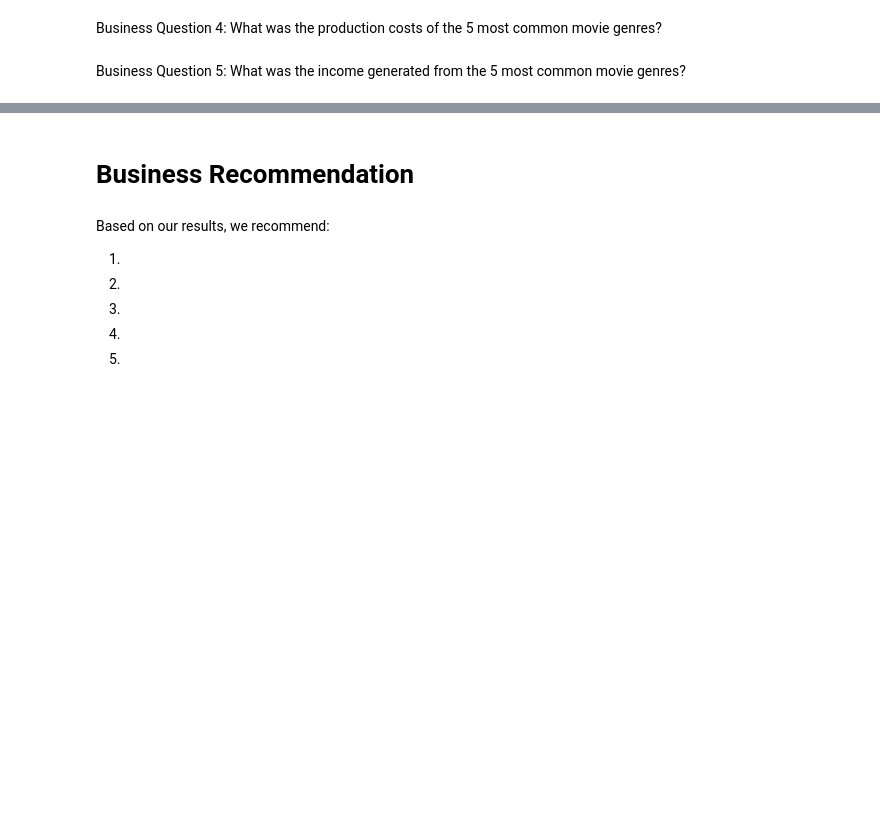
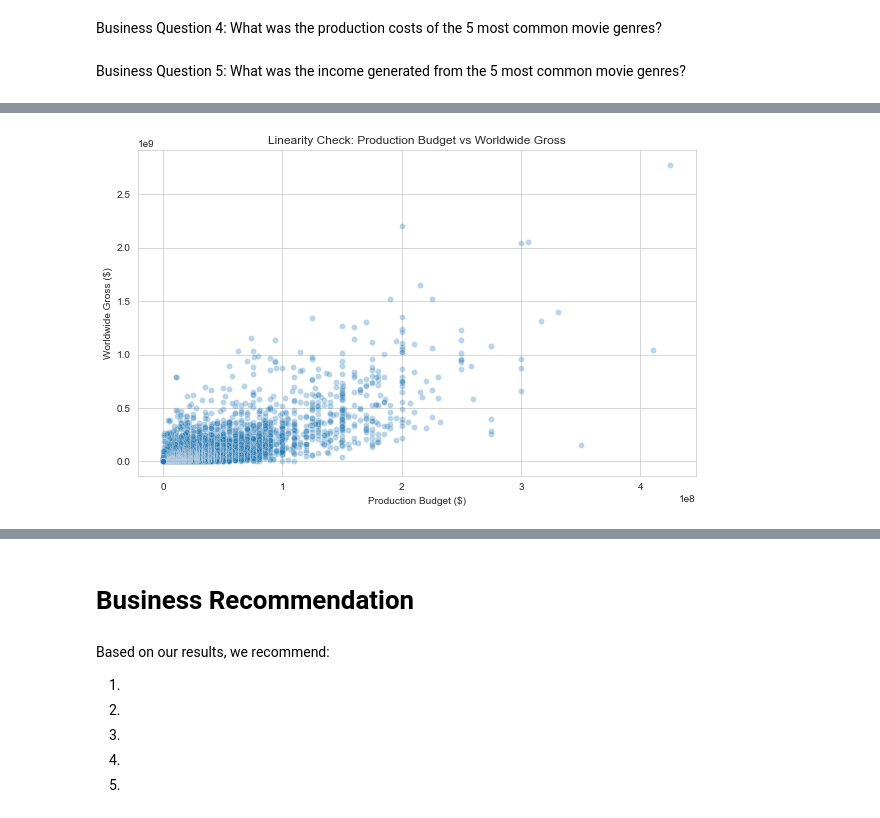
Before and after one commit to thomasamuti-cpu/Movies_project_moringa, a Jupyter notebook: student.ipynb, the cells around one changed output, grey strips where cells are left out. Saved outputs shown, nothing was run; the diff lists cells and outputs as text; code cells hidden in the pictures; blank space fills up the shorter version.

Commit message:
Regression Analysis Done

```diff
--- a/student.ipynb
+++ b/student.ipynb
@@ -461,0 +392,99 @@ Intrepretation of the Regression results
+# %%
+# Does a higher production budget lead to higher gross income for movies?
+import pandas as pd
+import numpy as np
+import matplotlib.pyplot as plt
+import seaborn as sns
+import statsmodels.api as sm
+import scipy.stats as stats
+
+numbers_df = pd.read_csv('Numbers_data')
+
+numbers_df.head()
+
+# Clean the data: Filter out movies with $0 gross or budget which are likely errors or unreleased hence no profit yet
+clean_df = numbers_df[(numbers_df['production_budget'] > 0) & (numbers_df['worldwide_gross'] > 0)].copy()
+
+# Define variables
+X = clean_df['production_budget']
+y = clean_df['worldwide_gross']
+
+# Add a constant to the independent variable
+X_const = sm.add_constant(X)
+
+# Fit the OLS (Ordinary Least Squares) model
+model = sm.OLS(y, X_const).fit()
+
+# Print the regression summary
+print("Model Parameters:")
+print(model.params)
+
+# Checking whether our variables meet the assumptions for linear regression
+
+# Linearity
+
+# Plotting the data to check for linearity
+plt.figure(figsize=(10, 6))
+sns.scatterplot(x='production_budget', y='worldwide_gross', data=clean_df, alpha=0.3)
+plt.title('Linearity Check: Production Budget vs Worldwide Gross')
+plt.xlabel('Production Budget ($)')
+plt.ylabel('Worldwide Gross ($)')
+plt.show() # this shows a general upwards trend, hence there is a linear relationship
+
+
+
+# Independence of errors
+
+# Calculate residuals
+residuals = model.resid
+
+# Plot residuals to check for patterns
+plt.figure(figsize=(10, 6))
+plt.plot(residuals, 'o', alpha=0.5)
+plt.title('Independence Check: Residuals vs Index')
+plt.xlabel('Index')
+plt.ylabel('Residuals')
+plt.axhline(y=0, color='r', linestyle='--')
+plt.show() # the assumption that each movie is an independent entity is met
+
+
+# Normality
+# Histogram of residuals
+plt.figure(figsize=(10, 6))
+sns.histplot(residuals, kde=True)
+plt.title('Normality Check: Histogram of Residuals')
+plt.xlabel('Residuals')
+plt.show()  # residuals are normally distributed
+
+# Q-Q Plot
+plt.figure(figsize=(10, 6))
+stats.probplot(residuals, dist="norm", plot=plt)
+plt.title('Normality Check: Q-Q Plot')
+plt.show()
+
+
+
+
+# Equality of Variance
+# Residuals vs Fitted values
+fitted_vals = model.fittedvalues
+
+plt.figure(figsize=(10, 6))
+plt.scatter(fitted_vals, residuals, alpha=0.5)
+plt.axhline(y=0, color='r', linestyle='--')
+plt.title('Equality of Variance Check: Residuals vs Fitted Values')
+plt.xlabel('Fitted Values (Predicted Gross)')
+plt.ylabel('Residuals')
+plt.show()
+
+
+
+# Regression plot (y = mx + c)
+plt.figure(figsize=(10, 6))
+sns.regplot(x='production_budget', y='worldwide_gross', data=clean_df,
+            line_kws={"color": "red"}, scatter_kws={'alpha':0.3})
+plt.title('Regression Plot: Budget vs Gross')
+plt.xlabel('Production Budget ($)')
+plt.ylabel('Worldwide Gross ($)')
+plt.show()
+# %% [output]
@@ -461,0 +495 @@ Intrepretation of the Regression results
+[figure, added]
```
Also changed, not shown: parts of 8 cells of this notebook.
